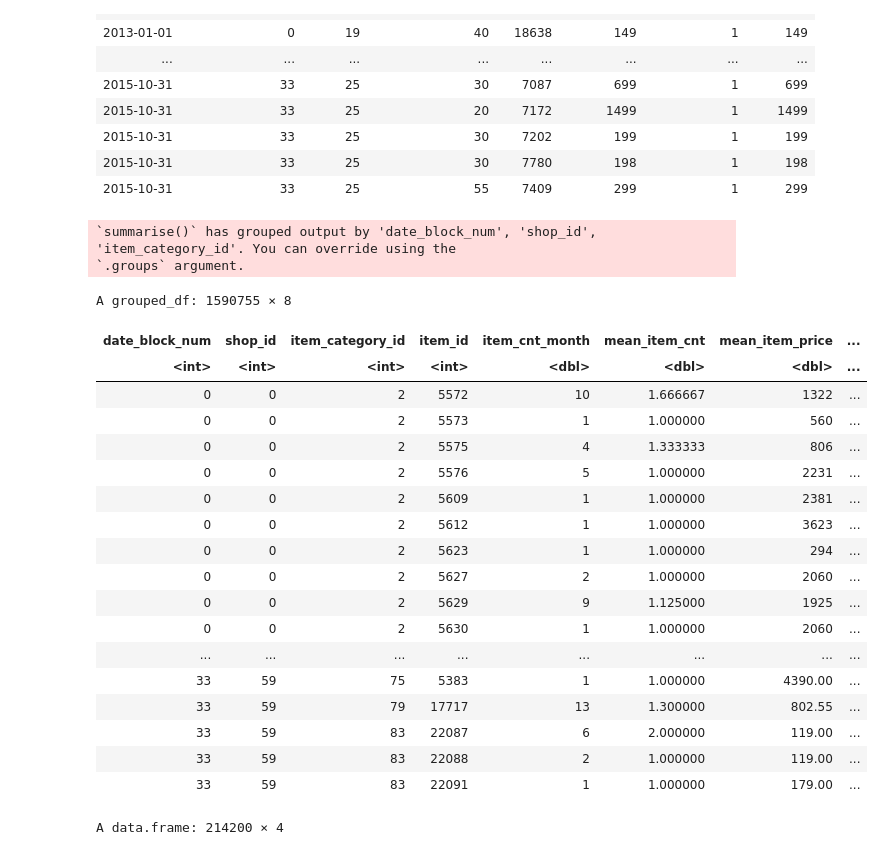
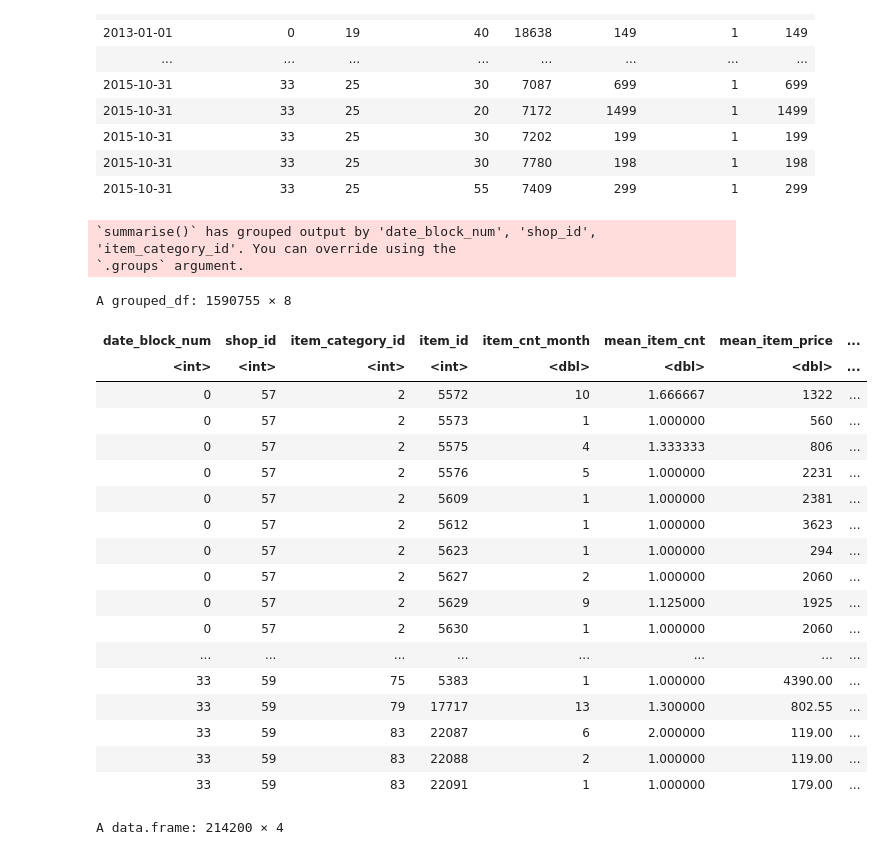
Before and after one commit to ss3468/CS636_Final_Project, a Jupyter notebook: Final_Project_sales.ipynb, the cells around one changed output. Drawn from its saved outputs; the diff is of its cells as text; code cells hidden in the pictures.

```diff
--- a/Final_Project_sales.ipynb
+++ b/Final_Project_sales.ipynb
@@ -65,23 +65,27 @@ A data.frame: 2894891 × 8
 | 2015-10-31 | 33 | 25 | 55 | 7409 | 299 | 1 | 299 |
 # %%
 train_monthly<-train_monthly%>%transmute(date_block_num,shop_id, item_category_id, item_id,item_cnt_day,item_price,revenue)%>%group_by(date_block_num,shop_id, item_category_id, item_id)%>%summarize(item_cnt_month=sum(item_cnt_day),mean_item_cnt=mean(item_cnt_day),mean_item_price=mean(item_price),revenue_month=sum(revenue))
+train_monthly[train_monthly['shop_id'] == 0, 'shop_id'] = 57
+train_monthly[train_monthly['shop_id']== 1, 'shop_id'] = 58
+train_monthly[train_monthly['shop_id'] == 11, 'shop_id'] = 10
+train_monthly[train_monthly['shop_id'] == 40, 'shop_id'] = 39
 train_monthly
 # %% [output]
 `summarise()` has grouped output by 'date_block_num', 'shop_id', 'item_category_id'. You can override using the
 `.groups` argument.
 A grouped_df: 1590755 × 8
 | date_block_num | shop_id | item_category_id | item_id | item_cnt_month | mean_item_cnt | mean_item_price | ... |
 | <int> | <int> | <int> | <int> | <dbl> | <dbl> | <dbl> | ... |
-| 0 | 0 | 2 | 5572 | 10 | 1.666667 | 1322 | ... |
-| 0 | 0 | 2 | 5573 | 1 | 1.000000 | 560 | ... |
-| 0 | 0 | 2 | 5575 | 4 | 1.333333 | 806 | ... |
-| 0 | 0 | 2 | 5576 | 5 | 1.000000 | 2231 | ... |
-| 0 | 0 | 2 | 5609 | 1 | 1.000000 | 2381 | ... |
-| 0 | 0 | 2 | 5612 | 1 | 1.000000 | 3623 | ... |
-| 0 | 0 | 2 | 5623 | 1 | 1.000000 | 294 | ... |
-| 0 | 0 | 2 | 5627 | 2 | 1.000000 | 2060 | ... |
-| 0 | 0 | 2 | 5629 | 9 | 1.125000 | 1925 | ... |
-| 0 | 0 | 2 | 5630 | 1 | 1.000000 | 2060 | ... |
+| 0 | 57 | 2 | 5572 | 10 | 1.666667 | 1322 | ... |
+| 0 | 57 | 2 | 5573 | 1 | 1.000000 | 560 | ... |
+| 0 | 57 | 2 | 5575 | 4 | 1.333333 | 806 | ... |
+| 0 | 57 | 2 | 5576 | 5 | 1.000000 | 2231 | ... |
+| 0 | 57 | 2 | 5609 | 1 | 1.000000 | 2381 | ... |
+| 0 | 57 | 2 | 5612 | 1 | 1.000000 | 3623 | ... |
+| 0 | 57 | 2 | 5623 | 1 | 1.000000 | 294 | ... |
+| 0 | 57 | 2 | 5627 | 2 | 1.000000 | 2060 | ... |
+| 0 | 57 | 2 | 5629 | 9 | 1.125000 | 1925 | ... |
+| 0 | 57 | 2 | 5630 | 1 | 1.000000 | 2060 | ... |
 | ... | ... | ... | ... | ... | ... | ... | ... |
 | 33 | 59 | 75 | 5383 | 1 | 1.000000 | 4390.00 | ... |
 | 33 | 59 | 79 | 17717 | 13 | 1.300000 | 802.55 | ... |
```
Also changed, not shown: parts of 1 cell of this notebook.
